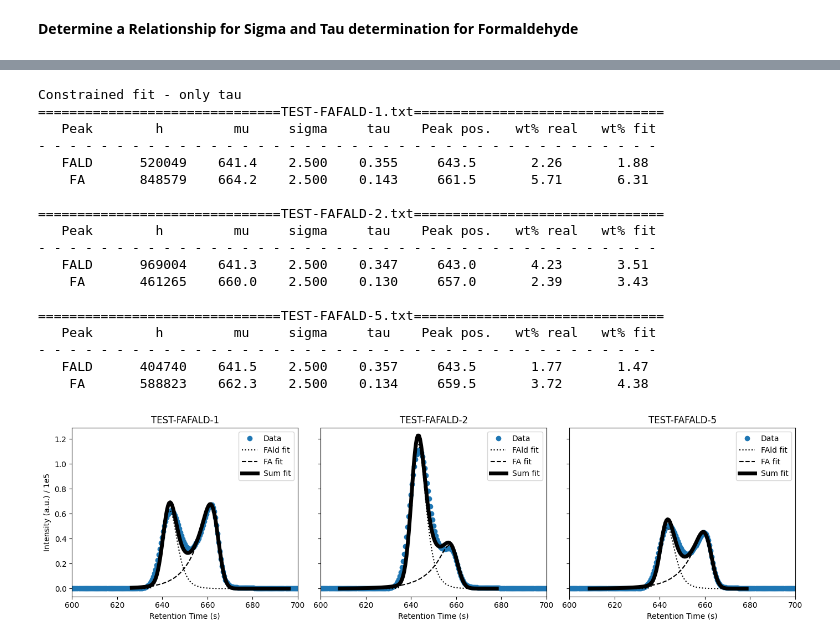
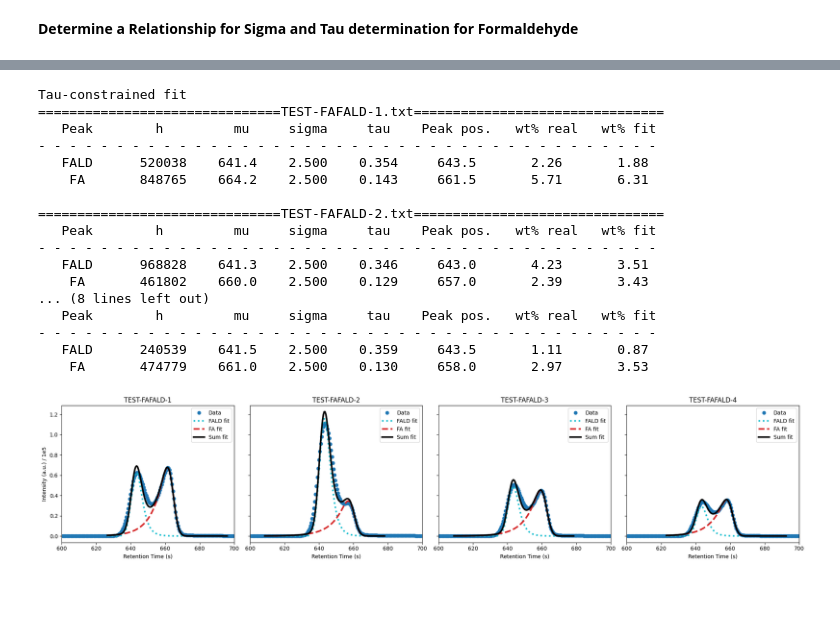
Before and after one commit to fabianketter/HPLC-Deconvolution, a Jupyter notebook: HPLC.ipynb, the cells around one changed output, grey strips where cells are left out. Drawn from its saved outputs; the diff is of its cells as text; code cells hidden in the pictures; blank space fills up the shorter version.

```diff
--- a/HPLC.ipynb
+++ b/HPLC.ipynb
@@ -135,7 +135,7 @@ fig, axes = plt.subplots(ncols=2, figsize=(8,3))
 
 for ax, samp, fit, d in zip(axes, samples, fits, dictionaries):
     ax.plot(samp[idx_1:idx_2,0], samp[idx_1:idx_2,1] / 1e5, f'{d["color"]}^')
-    ax.plot(fit[:,0], fit[:,1] / 1e5, f'{d["color"]}-')
+    ax.plot(fit[:,0], fit[:,1] / 1e5, f'{d["color"]}-', lw=3)
     ax.set_xlim(samp[idx_1,0], samp[idx_2,0])
     ax.set_title(d['name'])
 
@@ -250,10 +250,10 @@ plt.show()
 # %%
 #Tests with preset FALD and FA concentration
 FALD_conc, FA_conc = 5.64, 9.53                                                     # wt% of base concentrations
-Names = np.array(['FAFALD1', 'FAFALD2', 'FAFALD3', 'FAFALD4', 'FAFALD5', 'FAFALD6'])                      # Names of the mixtures
-FALD_mass = np.array([0.4588, 0.9178, 0.6543, 0.5735, 0.4492,0.2454])                              # masses FALD
-FA_mass = np.array([0.6864, 0.3066, 0.5077, 0.9715, 0.5593,0.3887])
-Water_mass = np.array([0, 0, 0, 0, 0.4244,0.6128])                               # masses FA
+Names = np.array(['FAFALD-1', 'FAFALD-2', 'FAFALD-3', 'FAFALD-4'])                      # Names of the mixtures
+FALD_mass = np.array([0.4588, 0.9178, 0.4492,0.2454])                              # masses FALD
+FA_mass = np.array([0.6864, 0.3066, 0.5593,0.3887])
+Water_mass = np.array([0, 0, 0.4244,0.6128])                               # masses FA
 wt_perc_FALD = FALD_conc*FALD_mass/(FALD_mass+FA_mass+Water_mass)                              # calculation of wt%
 wt_perc_FA = FA_conc*FA_mass/(FALD_mass+FA_mass+Water_mass)
 
@@ -330,11 +340,11 @@ FileNotFoundError: [Errno 2] No such file or directory: 'data/calibration/TEST-F
 # %%
 #Constrained fit - only sigma
-print('Constrained fit - only sigma')
-path_1 = 'data/'
+print('Sigma-constrained fit')
 sample_specs = [
     ('TEST-FAFALD-1.txt', wt_perc_FALD[0], wt_perc_FA[0]),
     ('TEST-FAFALD-2.txt', wt_perc_FALD[1], wt_perc_FA[1]),
-    ('TEST-FAFALD-5.txt', wt_perc_FALD[4], wt_perc_FA[4]),
+    ('TEST-FAFALD-3.txt', wt_perc_FALD[2], wt_perc_FA[2]),
+    ('TEST-FAFALD-4.txt', wt_perc_FALD[3], wt_perc_FA[3]),
 ]
 
 # Use factory functions from fit_functions to avoid local duplicates
@@ -343,7 +353,7 @@ constrained_EMG = make_sigma_constrained_EMG(FALD_fit_sig[0])
 constrained_EMG_mirrored = make_sigma_constrained_EMG_mirrored(FA_fit_sig[0])
 constrained_EMGsTailFront = make_sigma_constrained_EMGsTailFront(FALD_fit_sig[0], FA_fit_sig[0])
 
-fig, axes = plt.subplots(ncols=3, figsize=(14, 4), sharey=True)
+fig, axes = plt.subplots(ncols=4, figsize=(20, 4.5), sharey=True)
 s = lambda value: float(np.ravel(value)[0])
 
 for ax, (sample_file, wt_FALD_real, wt_fa_real) in zip(axes, sample_specs):
@@ -351,7 +361,7 @@ for ax, (sample_file, wt_FALD_real, wt_fa_real) in zip(axes, sample_specs):
     print(f"{'Peak':^10} {'h':^10} {'mu':^8} {'sigma':^8} {'tau':^8} {'Peak pos.':^10} {'wt% real':^10} {'wt% fit':^10}")
     print('- ' * 40)
 
-    sample = extract_chromatogram(path_1 + sample_file)
+    sample = extract_chromatogram(path + sample_file)
     index_1 = max(0, np.argmax(sample[:,1]) - 70)
     index_2 = min(len(sample), np.argmax(sample[:,1]) + 70)
 
@@ -375,9 +385,9 @@ for ax, (sample_file, wt_FALD_real, wt_fa_real) in zip(axes, sample_specs):
 
     #plot
     ax.plot(sample[:,0], sample[:,1] / 1e5, 'C0o')
-    ax.plot(sample[index_1:index_2,0], EMG_FALD / 1e5, 'k:')
-    ax.plot(sample[index_1:index_2,0], EMG_FA / 1e5, 'k--')
-    ax.plot(sample[index_1:index_2,0], (EMG_FALD + EMG_FA) / 1e5, 'k-', lw=5)
+    ax.plot(sample[index_1:index_2,0], EMG_FALD / 1e5, f'{FALD["color"]}:', lw=3)
+    ax.plot(sample[index_1:index_2,0], EMG_FA / 1e5, f'{FA["color"]}--', lw=3)
+    ax.plot(sample[index_1:index_2,0], (EMG_FALD + EMG_FA) / 1e5, 'k-', lw=3)
     ax.set_xlim(600, 700)
     ax.set_title(sample_file.replace('.txt', ''))
     ax.set_xlabel('Retention Time (s)')
@@ -396,11 +418,11 @@ ValueError: Residuals are not finite in the initial point.
 # %%
 # Constrained fit - only tau
-print('Constrained fit - only tau')
-path_1 = 'data/calibration/'
+print('Tau-constrained fit')
 sample_specs = [
     ('TEST-FAFALD-1.txt', wt_perc_FALD[0], wt_perc_FA[0]),
     ('TEST-FAFALD-2.txt', wt_perc_FALD[1], wt_perc_FA[1]),
-    ('TEST-FAFALD-5.txt', wt_perc_FALD[4], wt_perc_FA[4]),
+    ('TEST-FAFALD-3.txt', wt_perc_FALD[2], wt_perc_FA[2]),
+    ('TEST-FAFALD-4.txt', wt_perc_FALD[3], wt_perc_FA[3]),
 ]
 
 # Build tau-constrained models from linear calibration fits
@@ -418,7 +440,7 @@ def tau_constrained_EMG_mirrored(x, h, mu, sigma):
 def tau_constrained_EMGsTailFront(x, h1, mu1, sigma1, h2, mu2, sigma2):
     return tau_constrained_EMG(x, h1, mu1, sigma1) + tau_constrained_EMG_mirrored(x, h2, mu2, sigma2)
 
-fig, axes = plt.subplots(ncols=3, figsize=(14, 4), sharey=True)
+fig, axes = plt.subplots(ncols=4, figsize=(20, 4.5), sharey=True)
 s = lambda value: float(np.ravel(value)[0])
 
 for ax, (sample_file, wt_FALD_real, wt_fa_real) in zip(axes, sample_specs):
@@ -426,7 +448,7 @@ for ax, (sample_file, wt_FALD_real, wt_fa_real) in zip(axes, sample_specs):
     print(f"{'Peak':^10} {'h':^10} {'mu':^8} {'sigma':^8} {'tau':^8} {'Peak pos.':^10} {'wt% real':^10} {'wt% fit':^10}")
     print('- ' * 40)
 
-    sample = extract_chromatogram(path_1 + sample_file)
+    sample = extract_chromatogram(path + sample_file)
     index_1 = max(0, np.argmax(sample[:,1]) - 70)
     index_2 = min(len(sample), np.argmax(sample[:,1]) + 70)
 
@@ -445,45 +467,44 @@ for ax, (sample_file, wt_FALD_real, wt_fa_real) in zip(axes, sample_specs):
     tau1 = FALD_tau_coeffs[1] + h1 * FALD_tau_coeffs[0]
     h2, mu2, sigma2 = popt[3:]
     tau2 = FA_tau_coeffs[1] + h2 * FA_tau_coeffs[0]
 
     EMG_FALD = tau_constrained_EMG(sample[index_1:index_2,0], h1, mu1, sigma1)
     EMG_FA = tau_constrained_EMG_mirrored(sample[index_1:index_2,0], h2, mu2, sigma2)
 
     print(f"{'FALD':^10} {s(h1):^10.0f} {s(mu1):^8.1f} {s(sigma1):^8.3f} {s(tau1):^8.3f} {s(sample[index_1:index_2,0][np.argmax(EMG_FALD)]):^10.1f} {wt_FALD_real:^10.2f} {s(h1/FALD['slope']):^10.2f}")
     print(f"{'FA':^10} {s(h2):^10.0f} {s(mu2):^8.1f} {s(sigma2):^8.3f} {s(tau2):^8.3f} {s(sample[index_1:index_2,0][np.argmax(EMG_FA)]):^10.1f} {wt_fa_real:^10.2f} {s(h2/FA['slope']):^10.2f}")
     print()
 
     ax.plot(sample[:,0], sample[:,1] / 1e5, 'C0o')
-    ax.plot(sample[index_1:index_2,0], EMG_FALD / 1e5, 'k:')
-    ax.plot(sample[index_1:index_2,0], EMG_FA / 1e5, 'k--')
-    ax.plot(sample[index_1:index_2,0], (EMG_FALD + EMG_FA) / 1e5, 'k-', lw=5)
+    ax.plot(sample[index_1:index_2,0], EMG_FALD / 1e5, f'{FALD["color"]}:', lw=3)
+    ax.plot(sample[index_1:index_2,0], EMG_FA / 1e5, f'{FA["color"]}--', lw=3)
+    ax.plot(sample[index_1:index_2,0], (EMG_FALD + EMG_FA) / 1e5, 'k-', lw=3)
     ax.set_xlim(600, 700)
     ax.set_title(sample_file.replace('.txt', ''))
     ax.set_xlabel('Retention Time (s)')
     ax.legend(['Data', 'FALD fit', 'FA fit', 'Sum fit'])
 
 axes[0].set_ylabel('Intensity (a.u.) / 1e5')
 fig.tight_layout()
 plt.show()
 # %% [output]
-Constrained fit - only tau
+Tau-constrained fit
 ===============================TEST-FAFALD-1.txt================================
    Peak        h         mu     sigma     tau    Peak pos.   wt% real   wt% fit
 - - - - - - - - - - - - - - - - - - - - - - - - - - - - - - - - - - - - - - - -
-   FALD      520049    641.4    2.500    0.355     643.5       2.26       1.88
-    FA       848579    664.2    2.500    0.143     661.5       5.71       6.31
+   FALD      520038    641.4    2.500    0.354     643.5       2.26       1.88
+    FA       848765    664.2    2.500    0.143     661.5       5.71       6.31
 
 ===============================TEST-FAFALD-2.txt================================
    Peak        h         mu     sigma     tau    Peak pos.   wt% real   wt% fit
 - - - - - - - - - - - - - - - - - - - - - - - - - - - - - - - - - - - - - - - -
-   FALD      969004    641.3    2.500    0.347     643.0       4.23       3.51
-    FA       461265    660.0    2.500    0.130     657.0       2.39       3.43
-
-===============================TEST-FAFALD-5.txt================================
+   FALD      968828    641.3    2.500    0.346     643.0       4.23       3.51
+    FA       461802    660.0    2.500    0.129     657.0       2.39       3.43
+... (8 lines left out)
    Peak        h         mu     sigma     tau    Peak pos.   wt% real   wt% fit
 - - - - - - - - - - - - - - - - - - - - - - - - - - - - - - - - - - - - - - - -
-   FALD      404740    641.5    2.500    0.357     643.5       1.77       1.47
-    FA       588823    662.3    2.500    0.134     659.5       3.72       4.38
+   FALD      240539    641.5    2.500    0.359     643.5       1.11       0.87
+    FA       474779    661.0    2.500    0.130     658.0       2.97       3.53
-[figure, old version]
+[figure, new version]
 # %%
 #import chromatogram
```
Also changed, not shown: parts of 7 cells of this notebook, 9 other files.
